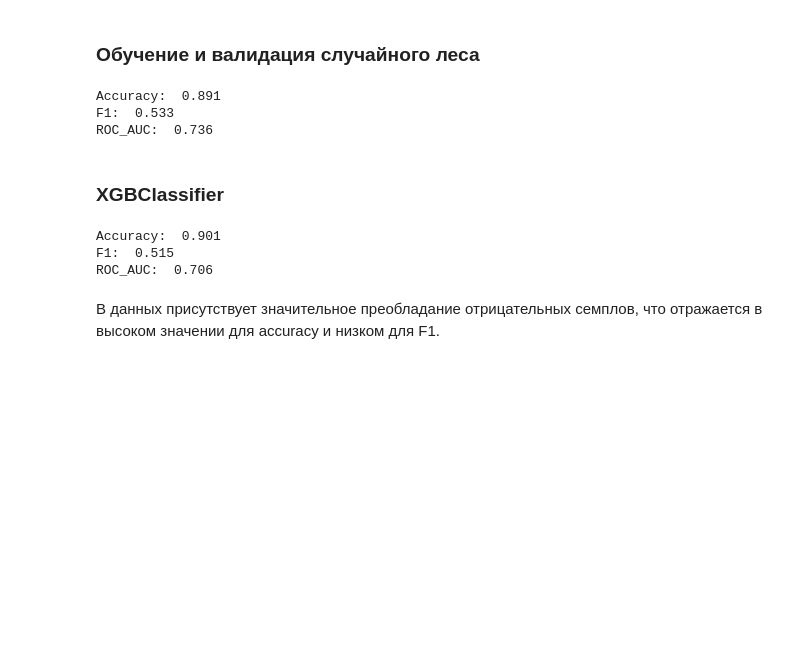
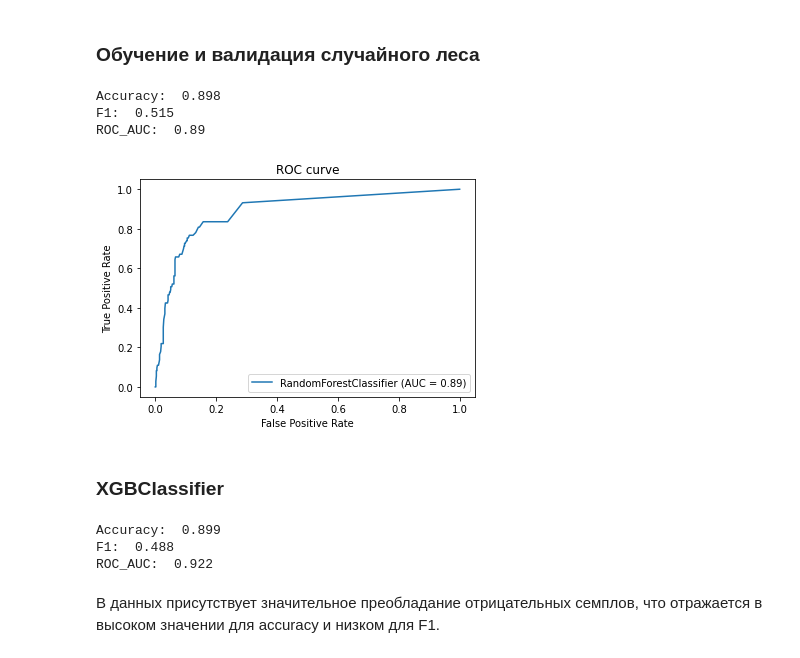
Before and after one commit to IlyaKusakin/FiveTasks, a Jupyter notebook: task2/Task2_classification.ipynb, the cells around one changed output. Saved outputs shown, nothing was run; the diff lists cells and outputs as text; code cells hidden in the pictures; blank space fills up the shorter version.

Commit message:
Calculated ROC AUC with probabilities

```diff
--- a/task2/Task2_classification.ipynb
+++ b/task2/Task2_classification.ipynb
@@ -134,14 +139,16 @@ sns.heatmap(corr, annot=True, cmap='coolwarm')
 # %%
 train_data = pd.concat((train_one_hot, train_df[representative]), axis=1)
 train_labels = [1 if y == 'yes' else 0 for y in train_df['y']]
+X_train, X_valid, y_train, y_valid = train_test_split(train_data, train_labels,
+                                                      test_size = 0.2, random_state=42)
 # %%
-classifier = RandomForestClassifier()
+classifier = RandomForestClassifier(random_state=20)
 
-X_train, X_valid, y_train, y_valid = train_test_split(train_data, train_labels, test_size = 0.2)
 classifier.fit(X_train , y_train)
 y_pred = classifier.predict(X_valid)
+proba_pred = classifier.predict_proba(X_valid)[:, 1]
 
-roc_auc = metrics.roc_auc_score(y_valid, y_pred)
+roc_auc = metrics.roc_auc_score(y_valid, proba_pred)
 acc = metrics.accuracy_score(y_valid, y_pred)
 f1 = metrics.f1_score(y_valid, y_pred)
 
@@ -149,17 +156,24 @@ print("Accuracy: ", round(acc, 3))
 print("F1: ", round(f1, 3))
 print("ROC_AUC: ", round(roc_auc, 3))
 # %% [output]
-Accuracy:  0.891
-F1:  0.533
-ROC_AUC:  0.736
+Accuracy:  0.898
+F1:  0.515
+ROC_AUC:  0.89
+# %%
+metrics.plot_roc_curve(classifier, X_valid, y_valid)
+plt.title('ROC curve')
+plt.show()
+# %% [output]
+[figure, added]
 # %% [markdown]
 ### XGBClassifier
 # %%
-model = xgb.XGBClassifier(max_depth=3, n_estimators=100)
+model = xgb.XGBClassifier(max_depth=3, n_estimators=100, random_state=20)
 model.fit(X_train, y_train)
 y_pred = model.predict(X_valid)
+proba_pred = model.predict_proba(X_valid)[:, 1]
 
-roc_auc = metrics.roc_auc_score(y_valid, y_pred)
+roc_auc = metrics.roc_auc_score(y_valid, proba_pred)
 acc = metrics.accuracy_score(y_valid, y_pred)
 f1 = metrics.f1_score(y_valid, y_pred)
 
@@ -167,9 +181,9 @@ print("Accuracy: ", round(acc, 3))
 print("F1: ", round(f1, 3))
 print("ROC_AUC: ", round(roc_auc, 3))
 # %% [output]
-Accuracy:  0.901
-F1:  0.515
-ROC_AUC:  0.706
+Accuracy:  0.899
+F1:  0.488
+ROC_AUC:  0.922
 # %% [markdown]
 В данных присутствует значительное преобладание отрицательных семплов, что отражается в высоком значении для accuracy и низком для F1.
 # %%
```
Also changed, not shown: parts of 7 cells of this notebook, 2 other files.
